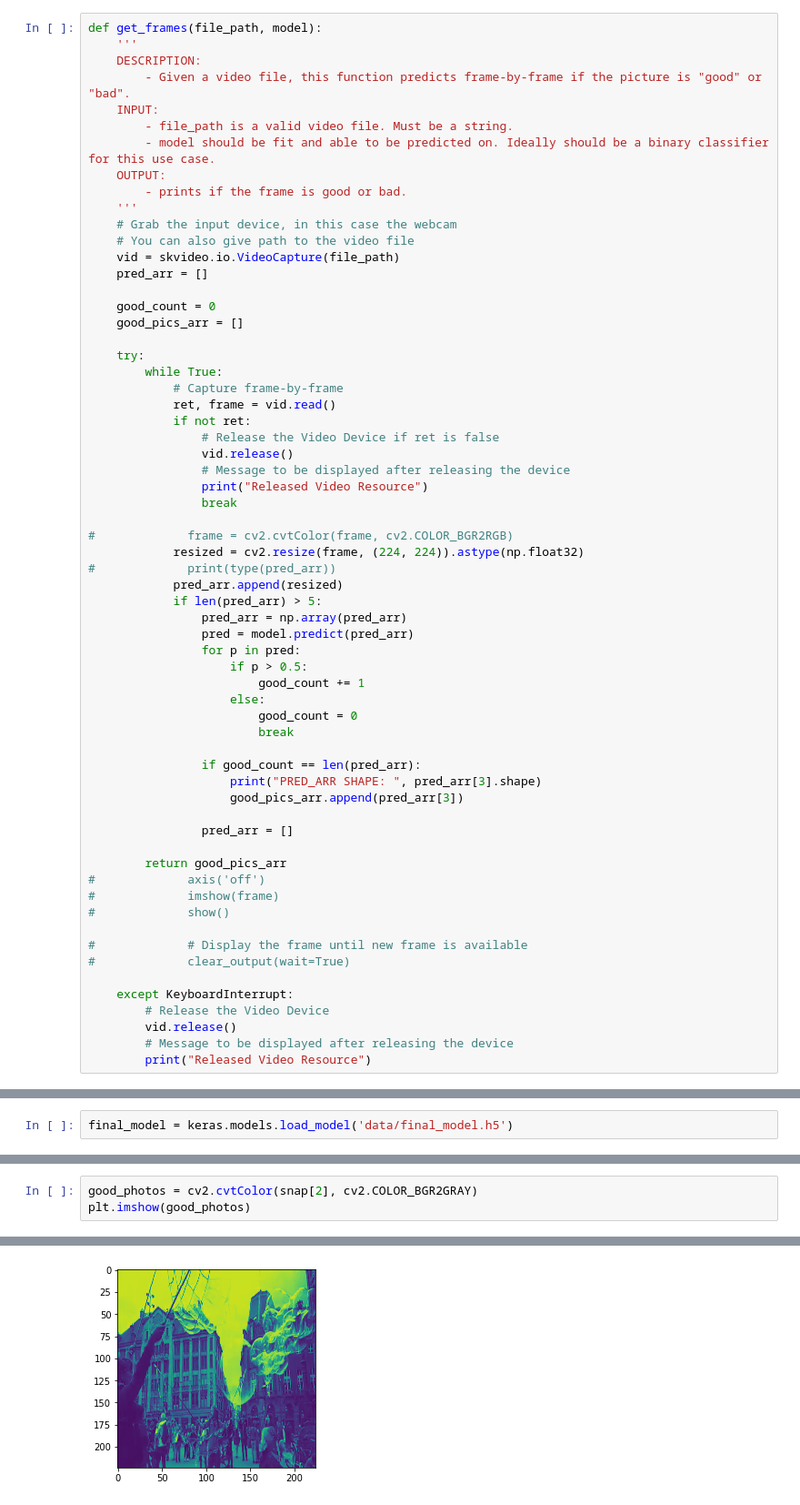
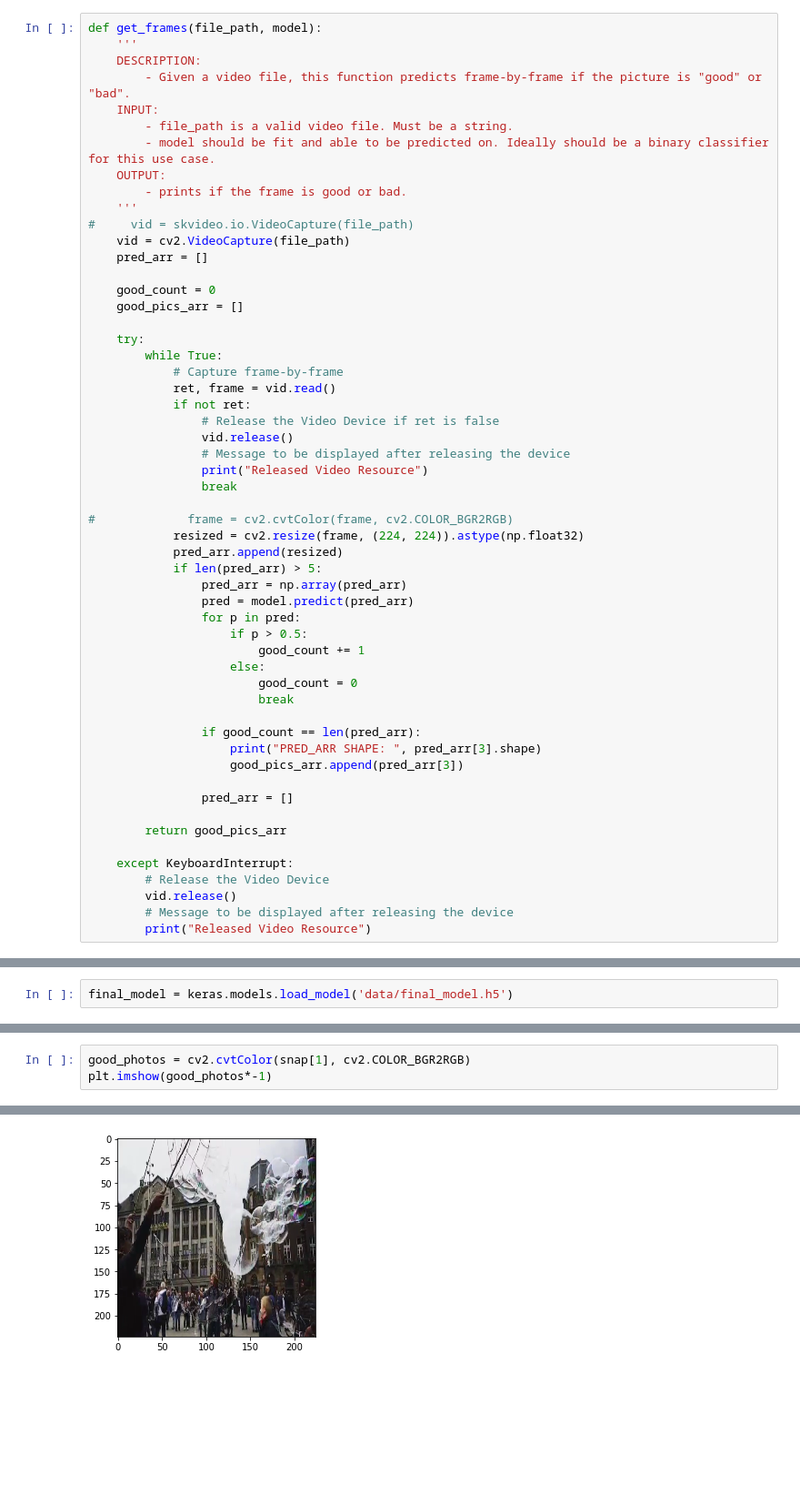
Before and after one commit to plim0793/automating_photography, a Jupyter notebook: modeling.ipynb, the cells around one changed output, grey strips where cells are left out. Shown at 91% size. Saved outputs shown, nothing was run; the diff lists cells and outputs as text; blank space fills up the shorter version.

```diff
--- a/modeling.ipynb
+++ b/modeling.ipynb
@@ -271,9 +252,8 @@ def get_frames(file_path, model):
     OUTPUT:
         - prints if the frame is good or bad.
     '''
-    # Grab the input device, in this case the webcam
-    # You can also give path to the video file
-    vid = skvideo.io.VideoCapture(file_path)
+#     vid = skvideo.io.VideoCapture(file_path)
+    vid = cv2.VideoCapture(file_path)
     pred_arr = []
 
     good_count = 0
@@ -292,7 +272,6 @@ def get_frames(file_path, model):
 
 #             frame = cv2.cvtColor(frame, cv2.COLOR_BGR2RGB)
             resized = cv2.resize(frame, (224, 224)).astype(np.float32)
-#             print(type(pred_arr))
             pred_arr.append(resized)
             if len(pred_arr) > 5:
                 pred_arr = np.array(pred_arr)
@@ -311,12 +290,6 @@ def get_frames(file_path, model):
                 pred_arr = []
 
         return good_pics_arr
-#             axis('off')
-#             imshow(frame)
-#             show()
-
-#             # Display the frame until new frame is available
-#             clear_output(wait=True)
 
     except KeyboardInterrupt:
         # Release the Video Device
@@ -451,6 +400,6 @@ snap[1].shape
 # %%
-good_photos = cv2.cvtColor(snap[2], cv2.COLOR_BGR2GRAY)
-plt.imshow(good_photos)
+good_photos = cv2.cvtColor(snap[1], cv2.COLOR_BGR2RGB)
+plt.imshow(good_photos*-1)
 # %% [output]
 <matplotlib.image.AxesImage at 0x...>
-[figure, old version]
+[figure, new version]
```
Also changed, not shown: parts of 16 cells of this notebook.
